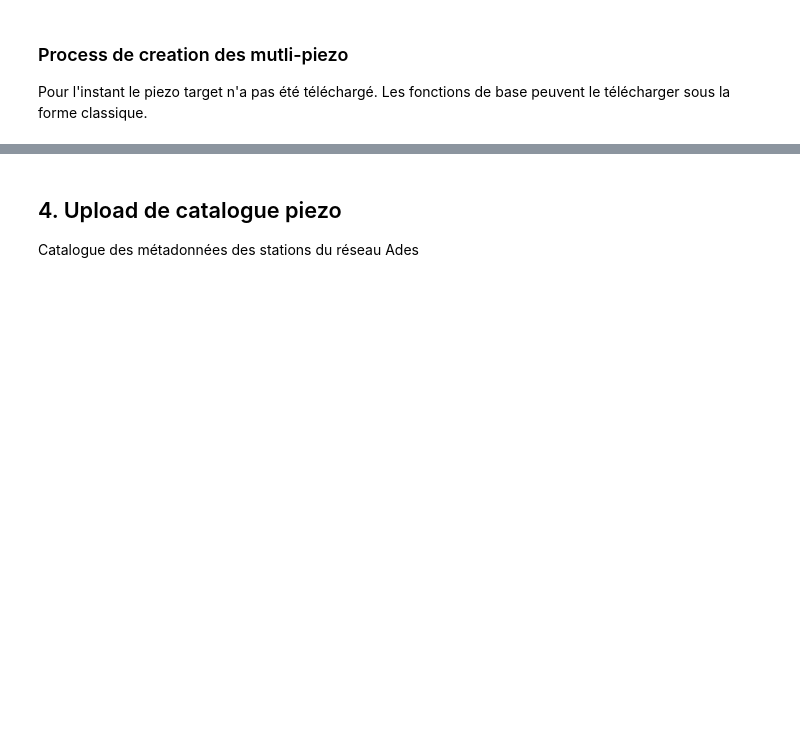
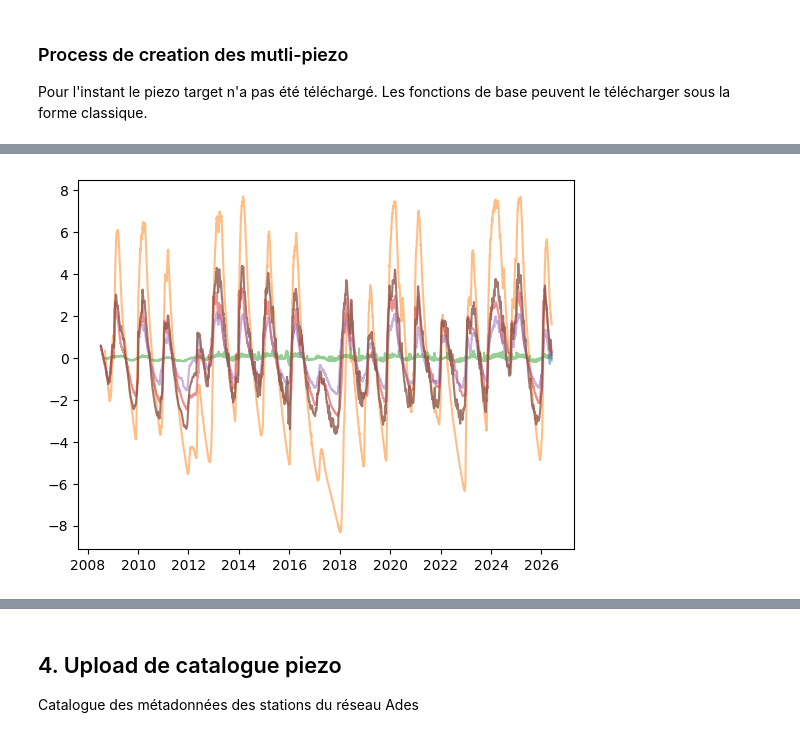
Before and after one commit to charourou/Projet_Hydrosense, a Jupyter notebook: notebooks/voisins_piezo.ipynb, the cells around one changed output, grey strips where cells are left out. Cells and saved outputs as stored; diff of their text form; code cells hidden in the pictures; blank space fills up the shorter version.

```diff
--- a/notebooks/voisins_piezo.ipynb
+++ b/notebooks/voisins_piezo.ipynb
@@ -238,3 +230,13 @@ BSS001QHHN : 5281 lignes chargées
+# %%
+for voisin in series_list:
+    s = voisin - voisin.mean()
+    plt.plot(s, alpha= 0.5)
+
+plt.plot(df_pca.index, df_pca['PC1'], label='PC1', alpha=0.8)
+
+plt.show()
+# %% [output]
+[figure, added]
 # %%
 df_pca.var(axis = 0), pca.explained_variance_
 # %% [output]
```
Also changed, not shown: parts of 17 cells of this notebook, 1 other file.
